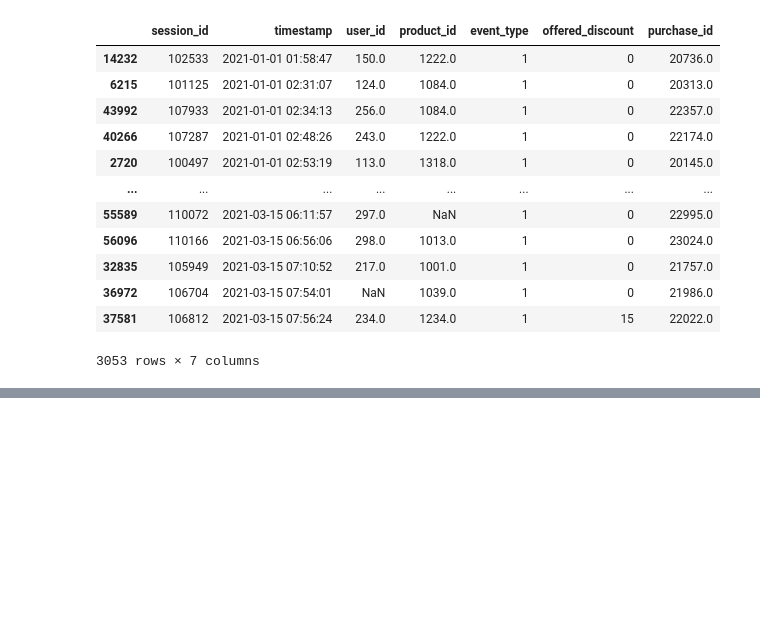
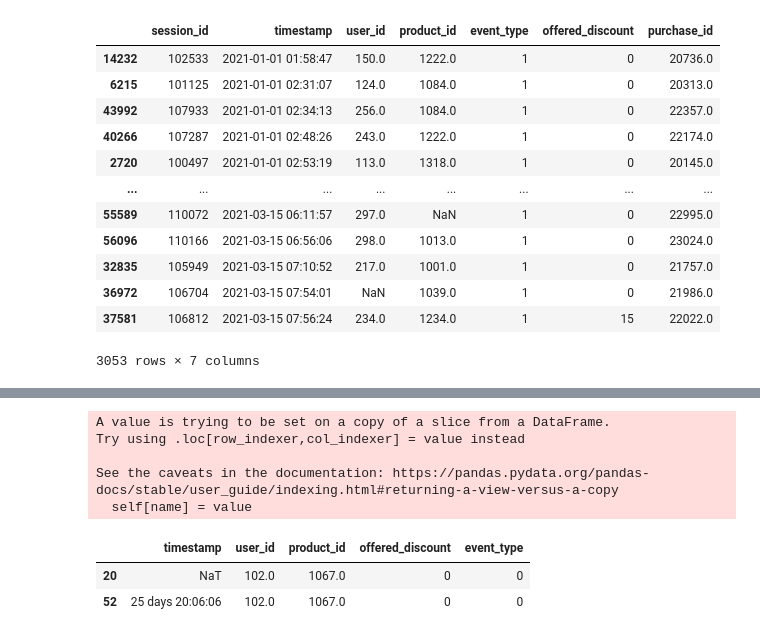
Before and after one commit to tiskus333/AI_discount_predicition, a Jupyter notebook: data_analysis.ipynb, the cells around one changed output, grey strips where cells are left out. Drawn from its saved outputs; the diff is of its cells as text; code cells hidden in the pictures; blank space fills up the shorter version.

```diff
--- a/data_analysis.ipynb
+++ b/data_analysis.ipynb
@@ -210,0 +221,26 @@ zdecydowany: dostał zniżkę nie kupił ale i tak kupił później, kupił od r
+# %%
+split_dick = []
+for d in dick:
+    last = 0
+    for i in range(len(d)):
+        if d.iloc[i].event_type == 1:
+            split_dick.append(d[last:i+1])
+            last = i+1
+    if last < len(d):
+        split_dick.append(d[last:len(d)])
+# %%
+for d in split_dick:
+    t1 = d['timestamp'].diff()
+    d.timestamp = t1
+# %% [output]
+A value is trying to be set on a copy of a slice from a DataFrame.
+Try using .loc[row_indexer,col_indexer] = value instead
+
+See the caveats in the documentation: https://pandas.pydata.org/pandas-docs/stable/user_guide/indexing.html#returning-a-view-versus-a-copy
+  self[name] = value
+# %%
+split_dick[6]
+# %% [output]
+|  | timestamp | user_id | product_id | offered_discount | event_type |
+| 20 | NaT | 102.0 | 1067.0 | 0 | 0 |
+| 52 | 25 days 20:06:06 | 102.0 | 1067.0 | 0 | 0 |
```
Also changed, not shown: parts of 9 cells of this notebook.
